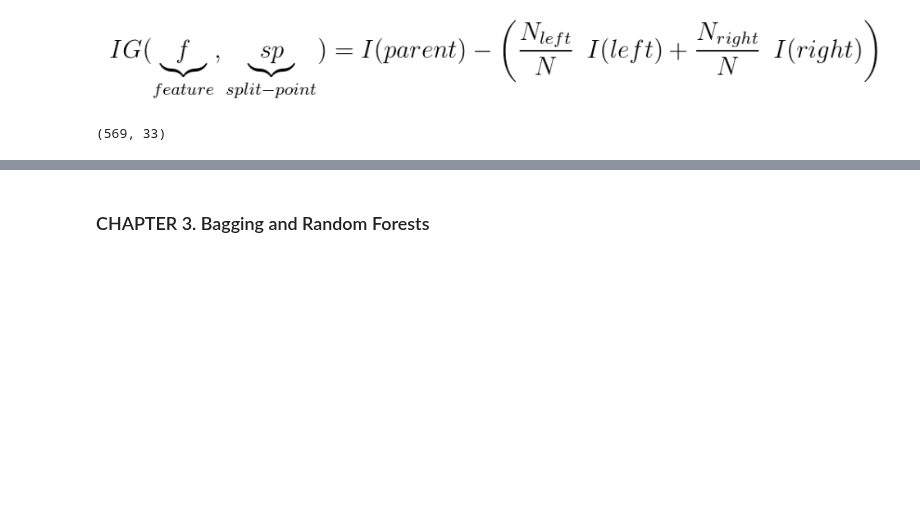
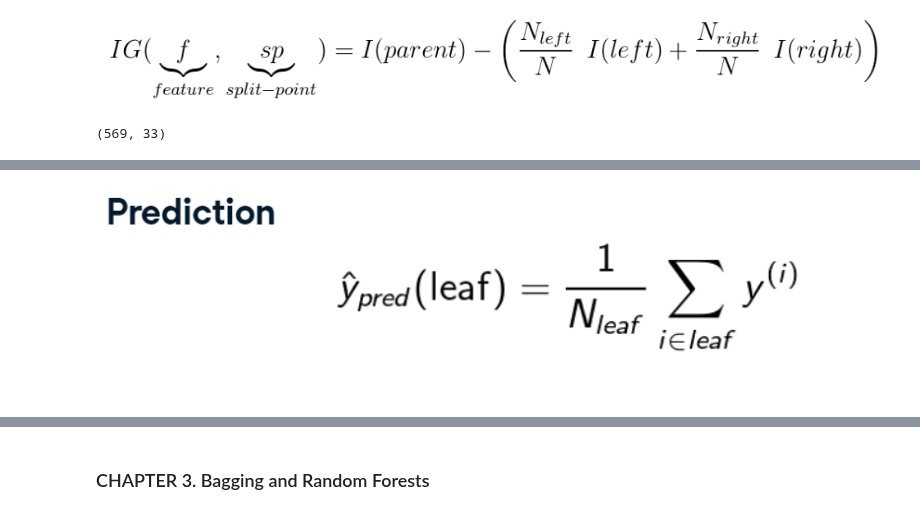
Before and after one commit to GuoweiYang19891101/datacamp_machine_learning_scientist_python, a Jupyter notebook: 4_tree_based_models.ipynb, the cells around one changed output, grey strips where cells are left out. Cells and saved outputs as stored; diff of their text form; code cells hidden in the pictures; blank space fills up the shorter version.

```diff
--- a/4_tree_based_models.ipynb
+++ b/4_tree_based_models.ipynb
@@ -171,0 +182,5 @@ Accuracy achieved by using the gini index:  0.9230769230769231
+# %%
+# show image for prediction
+display.Image("Images/5_prediction.PNG")
+# %% [output]
+[figure, added]
```
Also changed, not shown: parts of 9 cells of this notebook, 2 other files.
